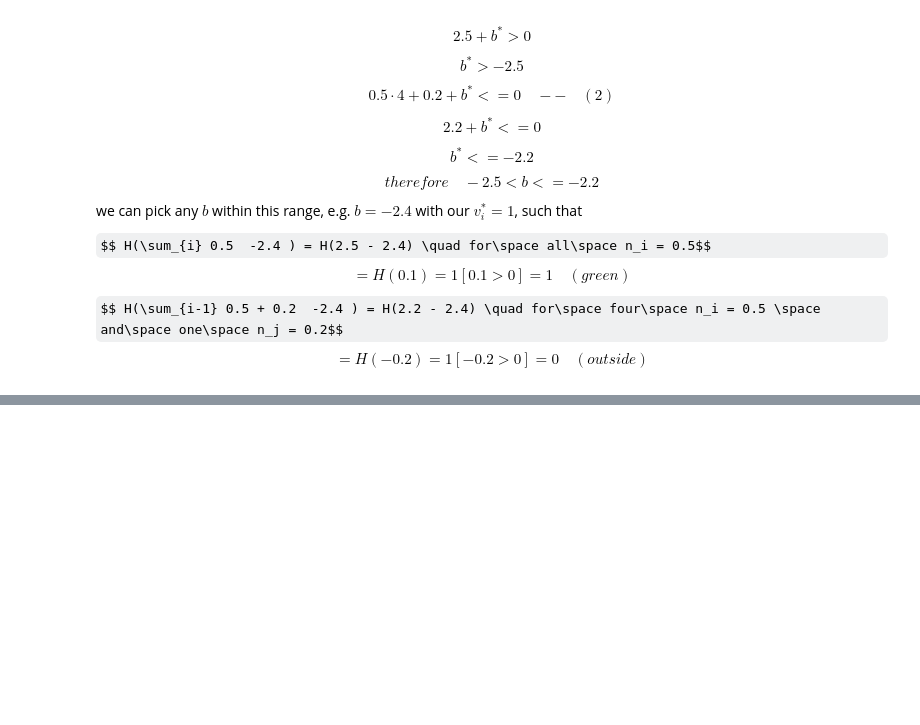
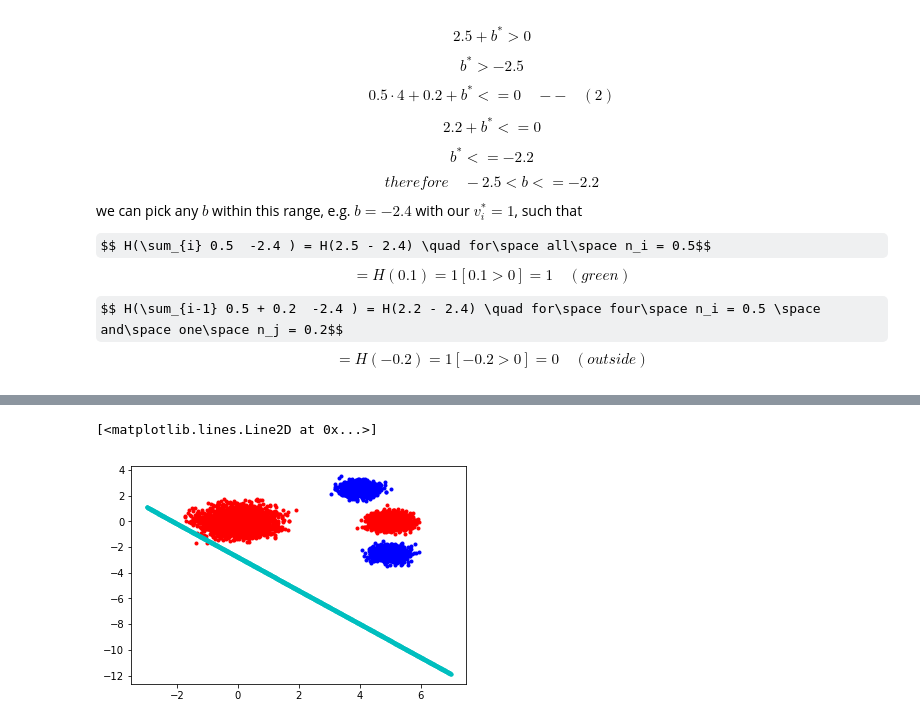
Before and after one commit to ghosalya/arti-intel, a Jupyter notebook: week4/Homework 4.ipynb, the cells around one changed output, grey strips where cells are left out. Saved outputs shown, nothing was run; the diff lists cells and outputs as text; code cells hidden in the pictures; some formulas as TeX source; blank space fills up the shorter version.

```diff
--- a/week4/Homework 4.ipynb
+++ b/week4/Homework 4.ipynb
@@ -146,0 +516,8 @@ $$ = H(-0.2) = 1[-0.2 > 0] = 0 \quad (outside)$$
+# %%
+our_net_trained = train_ournet(train_set, our_net, optimizer, criterion,
+                               batch_sampler=train_sampler, positive_weight=4)
+our_net_trained = train_ournet(train_set, our_net_trained, optimizer,
+                               criterion, batch_sampler=train_sampler, mode='test', positive_weight=4)
+our_net_trained = train_ournet(test_set, our_net_trained, optimizer,
+                               criterion, batch_sampler=train_sampler, mode='test', positive_weight=4)
+print(our_net_trained.state_dict())
@@ -146,0 +535,19 @@ $$ = H(-0.2) = 1[-0.2 > 0] = 0 \quad (outside)$$
+# %%
+w = our_net_trained.state_dict()['fc.weight']
+b = our_net_trained.state_dict()['fc.bias']
+w1 = w[0,0].item()
+w2 = w[0,1].item()
+b1 = b[0].item()
+
+m = -w1/w2
+c = -b/w2
+
+line_x = [ i/100 for i in range(-300, 700)]
+line_y = [ m*i + c for i in line_x]
+
+plt.plot(data_true[0], data_true[1], '.b')
+plt.plot(data_false[0], data_false[1], '.r')
+plt.plot(line_x, line_y, '.c')
+# %% [output]
+[<matplotlib.lines.Line2D at 0x...>]
+[figure, added]
```
Also changed, not shown: parts of 19 cells of this notebook, 6 other files.
